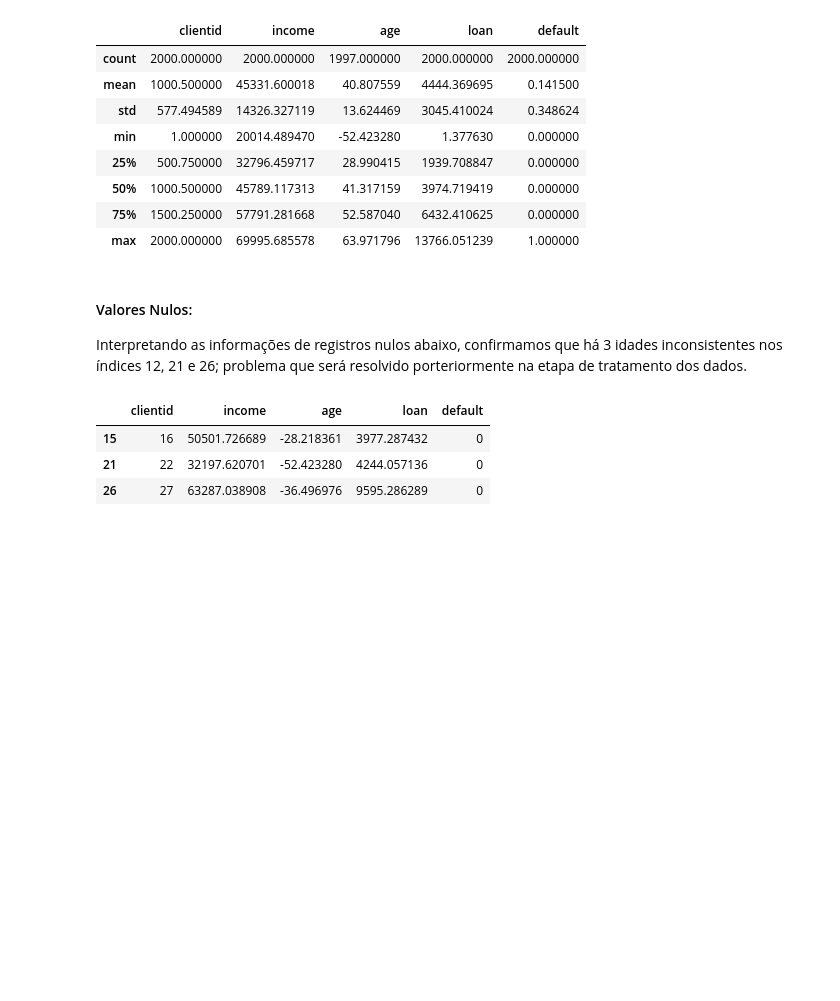
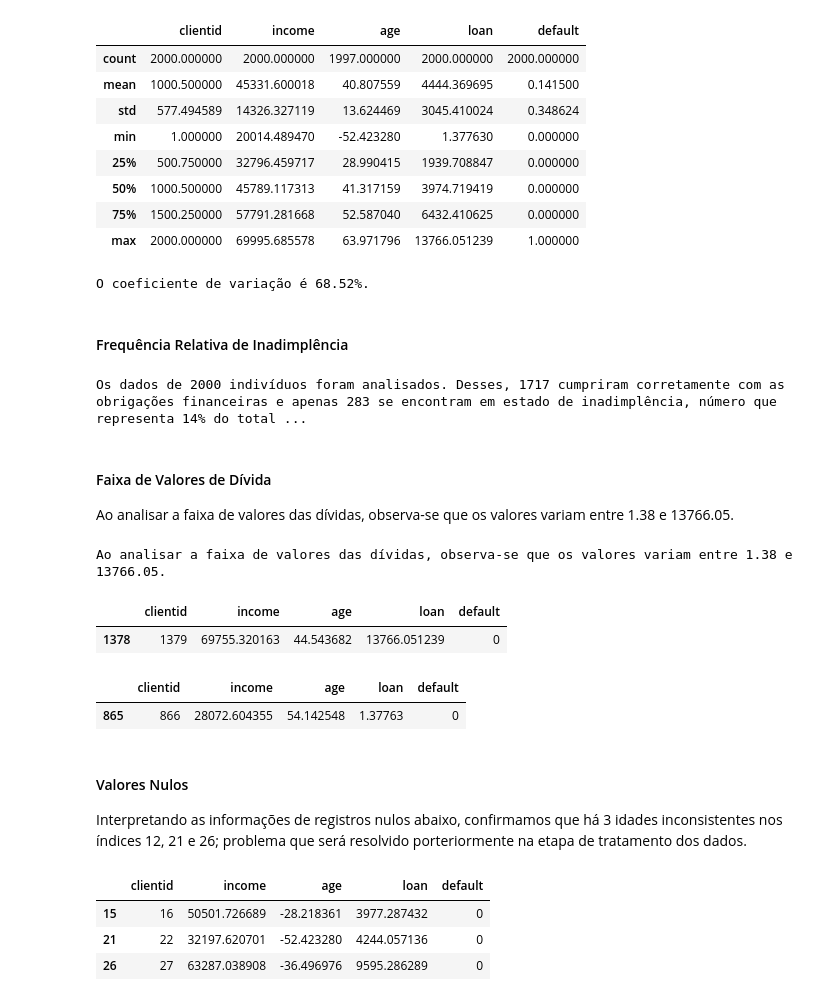
Before and after one commit to pedroohsilva/analise-risco-de-credito, a Jupyter notebook: analise_risco_de_credito.ipynb, the cells around one changed output. Saved outputs shown, nothing was run; the diff lists cells and outputs as text; code cells hidden in the pictures; blank space fills up the shorter version.

Commit message:
analise_risco_de_credito

```diff
--- a/analise_risco_de_credito.ipynb
+++ b/analise_risco_de_credito.ipynb
@@ -86,8 +91,53 @@ base_credit.describe()
 | 50% | 1000.500000 | 45789.117313 | 41.317159 | 3974.719419 | 0.000000 |
 | 75% | 1500.250000 | 57791.281668 | 52.587040 | 6432.410625 | 0.000000 |
 | max | 2000.000000 | 69995.685578 | 63.971796 | 13766.051239 | 1.000000 |
+# %%
+# Coeficiênte de Variação
+cv = (base_credit['loan'].std() / base_credit['loan'].mean()) * 100
+print(f'O coeficiente de variação é {cv:.2f}%.')
+# %% [output]
+O coeficiente de variação é 68.52%.
+# %% [markdown]
+#### Frequência Relativa de Inadimplência
+# %%
+# Contagens
+default_count = base_credit['default'].count()
+payed = base_credit[base_credit['default'] == 0].shape[0]
+no_payed = base_credit[base_credit['default'] == 1].shape[0]
+
+# Analisando a Freqência Relativa dos Dados
+default_relative_frequency = no_payed / default_count * 100
+payed_relative_frequency = payed / default_count * 100
+no_payed_relative_frequency = round(no_payed / default_count * 100)
+
+# Imprimindo resultados
+print(f'Os dados de {default_count} indivíduos foram analisados. Desses, {payed} cumpriram corretamente com as obrigações financeiras e apenas {no_payed} se encontram em estado de inadimplência, número que representa {no_payed_relative_frequency}% do total.')
+# %% [output]
+Os dados de 2000 indivíduos foram analisados. Desses, 1717 cumpriram corretamente com as obrigações financeiras e apenas 283 se encontram em estado de inadimplência, número que representa 14% do total ...
+# %% [markdown]
+#### Faixa de Valores de Dívida
+Ao analisar a faixa de valores das dívidas, observa-se que os valores variam entre 1.38 e 13766.05.
+# %%
+min_loan = base_credit['loan'].min()
+max_loan = base_credit['loan'].max()
+
+print(f'Ao analisar a faixa de valores das dívidas, observa-se que os valores variam entre {min_loan:.2f} e {max_loan:.2f}.')
+# %% [output]
+Ao analisar a faixa de valores das dívidas, observa-se que os valores variam entre 1.38 e 13766.05.
+# %%
+# Visualizando cliente com a maior Dívida
+base_credit[base_credit['loan'] >= 13766.051239	]
+# %% [output]
+|  | clientid | income | age | loan | default |
+| 1378 | 1379 | 69755.320163 | 44.543682 | 13766.051239 | 0 |
+# %%
+# Visualizando cliente com a menor Dívida
+base_credit[base_credit['loan'] <= 1.3777630]
+# %% [output]
+|  | clientid | income | age | loan | default |
+| 865 | 866 | 28072.604355 | 54.142548 | 1.37763 | 0 |
 # %% [markdown]
-#### Valores Nulos:
+#### Valores Nulos
 
 Interpretando as informações de registros nulos abaixo, confirmamos que há 3 idades inconsistentes nos índices 12, 21 e 26; problema que será resolvido porteriormente na etapa de tratamento dos dados.
 # %%
```
Also changed, not shown: parts of 18 cells of this notebook.
